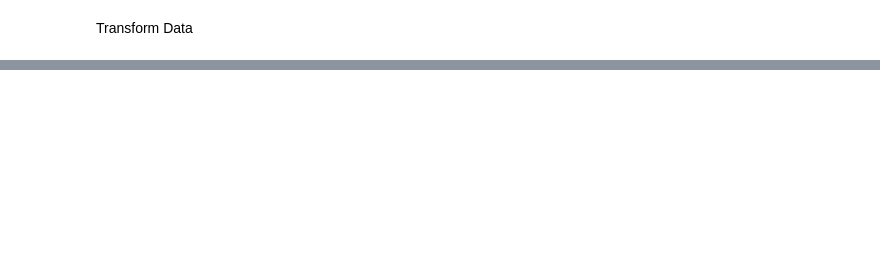
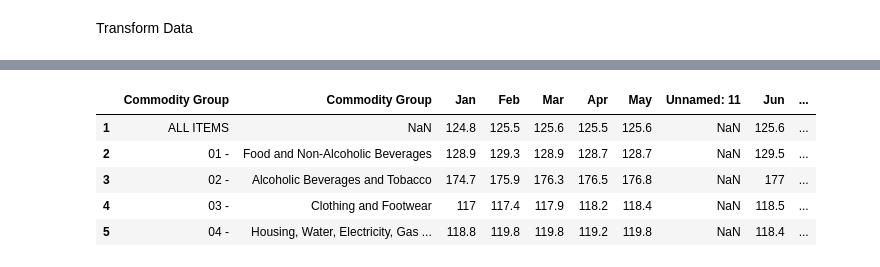
Before and after one commit to DeathNox/Philippine-CPI-Consumer-Price-Index-Trends-An-Introductory-Data-Analysis, a Jupyter notebook: main.ipynb, the cells around one changed output, grey strips where cells are left out. Saved outputs shown, nothing was run; the diff lists cells and outputs as text; code cells hidden in the pictures; blank space fills up the shorter version.

```diff
--- a/main.ipynb
+++ b/main.ipynb
@@ -92,0 +82,9 @@ df_transformed.head()
+# %%
+df.head()
+# %% [output]
+|  | Commodity Group | Commodity Group | Jan | Feb | Mar | Apr | May | Unnamed: 11 | Jun | ... |
+| 1 | ALL ITEMS | NaN | 124.8 | 125.5 | 125.6 | 125.5 | 125.6 | NaN | 125.6 | ... |
+| 2 | 01 - | Food and Non-Alcoholic Beverages | 128.9 | 129.3 | 128.9 | 128.7 | 128.7 | NaN | 129.5 | ... |
+| 3 | 02 - | Alcoholic Beverages and Tobacco | 174.7 | 175.9 | 176.3 | 176.5 | 176.8 | NaN | 177 | ... |
+| 4 | 03 - | Clothing and Footwear | 117 | 117.4 | 117.9 | 118.2 | 118.4 | NaN | 118.5 | ... |
+| 5 | 04 - | Housing, Water, Electricity, Gas ... | 118.8 | 119.8 | 119.8 | 119.2 | 119.8 | NaN | 118.4 | ... |
```
Also changed, not shown: parts of 13 cells of this notebook, 8 other files.
